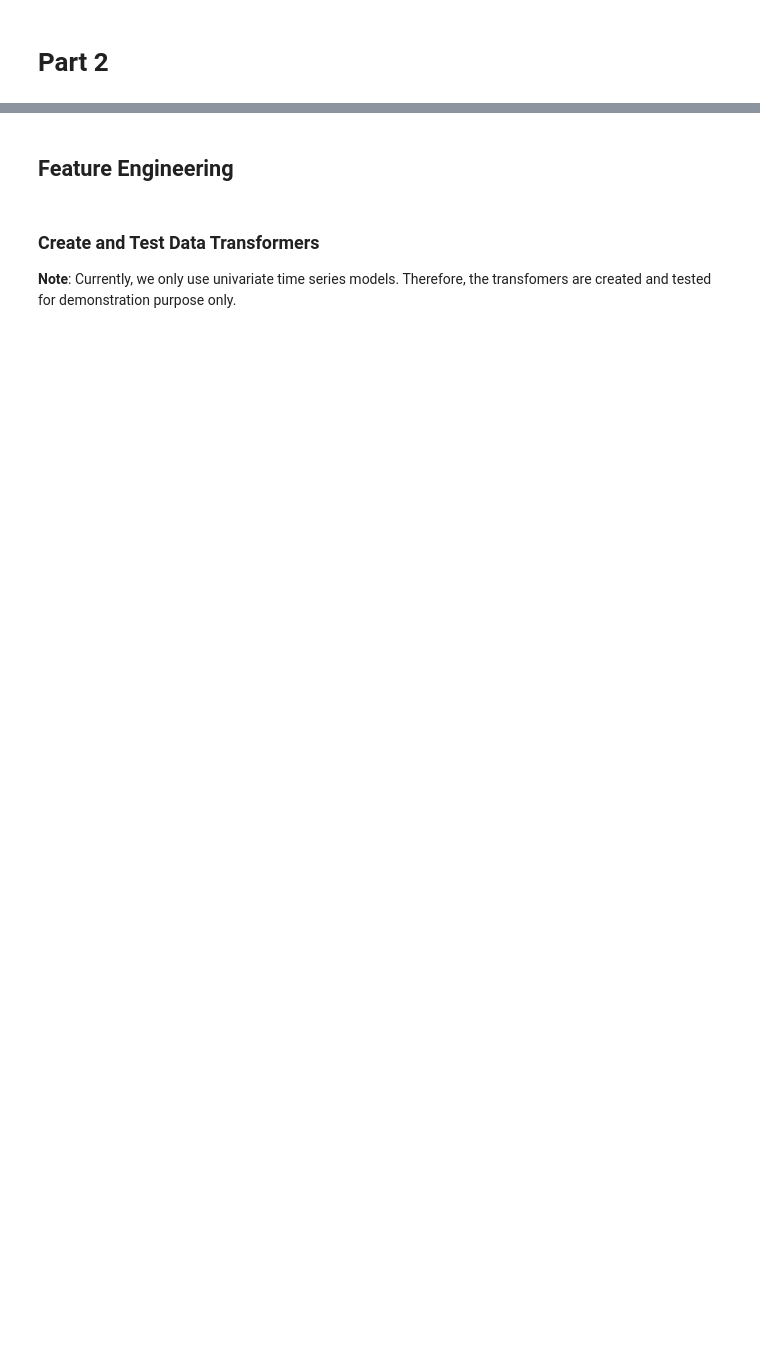
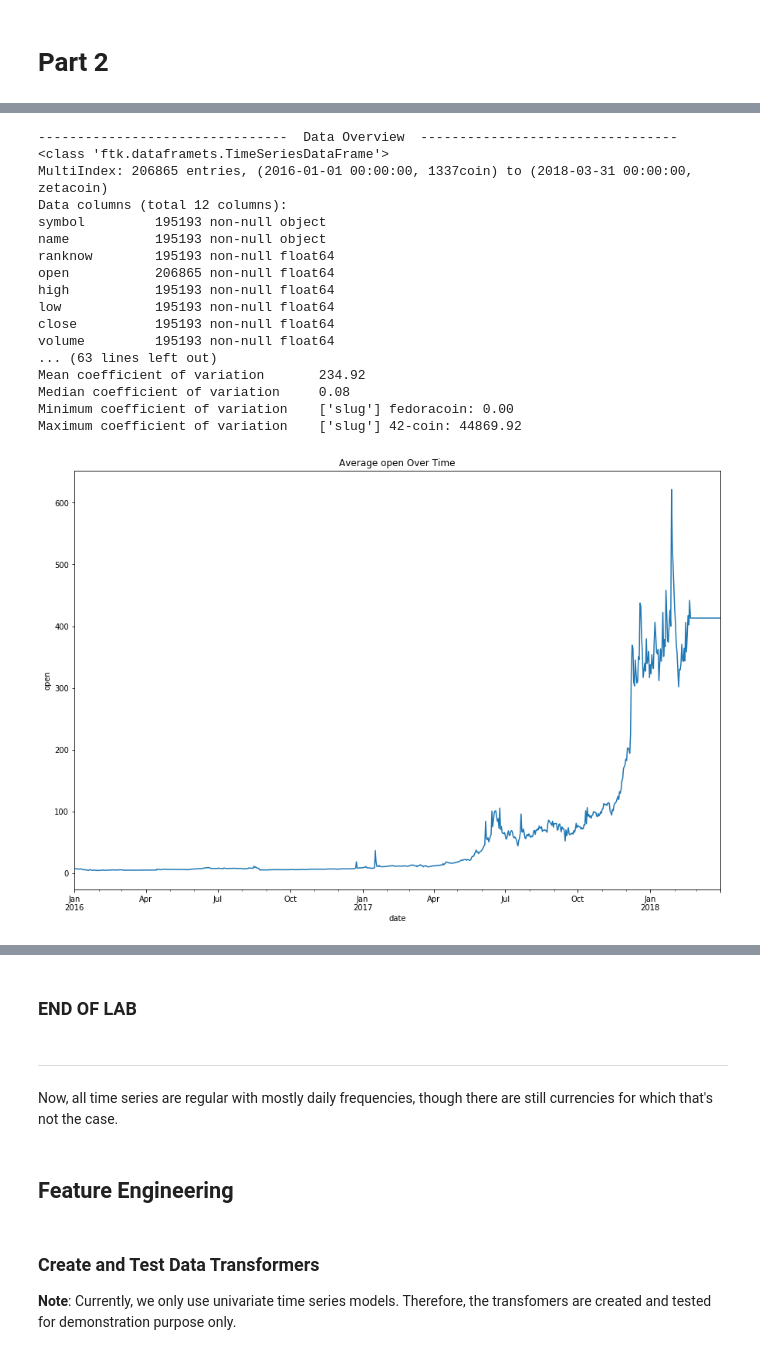
Before and after one commit to bassampourco/LearnAI-CustomTimeSeriesForecastingWithAML, a Jupyter notebook: Crypto_Markets.ipynb, the cells around one changed output, grey strips where cells are left out. Saved outputs shown, nothing was run; the diff lists cells and outputs as text; code cells hidden in the pictures; blank space fills up the shorter version.

```diff
--- a/Crypto_Markets.ipynb
+++ b/Crypto_Markets.ipynb
@@ -291,0 +438,3 @@ Now, all time series are regular with a daily frequency:
+# %%
+idx = pd.IndexSlice
+# clean_ts.loc[idx[:, 'acoin'], :].head(800)
@@ -291,0 +447,8 @@ Now, all time series are regular with a daily frequency:
+# %%
+which_slugs = (slug_to_freq['longest_days_missing'] < 20) & \
+              (slug_to_freq['n_days_missing']/slug_to_freq['n_days_max'] < .10)
+
+slug_range = slug_to_freq.loc[which_slugs].index.get_values()
+print(len(slug_range))
+
+clean_ts = clean_ts.loc[idx[:, slug_range], :]
@@ -291,0 +471,9 @@ Now, all time series are regular with a daily frequency:
+# %%
+# Use a TimeSeriesImputer to forward fill values at missing days
+imputer = TimeSeriesImputer(input_column = 'open',
+                            option = 'fillna',
+                            method = 'ffill',
+                            freq = 'D')
+
+# imputed_ts = imputer.transform(train_ts.loc[train_ts.grain_index.isin(freq_to_slug['D'][:2])])
+imputed_ts = imputer.transform(clean_ts)
@@ -291,0 +482,2 @@ Now, all time series are regular with a daily frequency:
+# %%
+imputed_ts = imputed_ts.loc[~imputed_ts['open'].isnull(), :]
@@ -291,0 +504,21 @@ Now, all time series are regular with a daily frequency:
+# %%
+imputed_ts.ts_summary()
+# %% [output]
+--------------------------------  Data Overview  ---------------------------------
+<class 'ftk.dataframets.TimeSeriesDataFrame'>
+MultiIndex: 206865 entries, (2016-01-01 00:00:00, 1337coin) to (2018-03-31 00:00:00, zetacoin)
+Data columns (total 12 columns):
+symbol         195193 non-null object
+name           195193 non-null object
+ranknow        195193 non-null float64
+open           206865 non-null float64
+high           195193 non-null float64
+low            195193 non-null float64
+close          195193 non-null float64
+volume         195193 non-null float64
+... (63 lines left out)
+Mean coefficient of variation       234.92
+Median coefficient of variation     0.08
+Minimum coefficient of variation    ['slug'] fedoracoin: 0.00
+Maximum coefficient of variation    ['slug'] 42-coin: 44869.92
+[figure, added]
@@ -292,3 +528,9 @@ Now, all time series are regular with a daily frequency:
+# %% [markdown]
+### END OF LAB
+# %% [markdown]
+---
+# %% [markdown]
+Now, all time series are regular with mostly daily frequencies, though there are still currencies for which that's not the case.
 # %% [markdown]
 ## Feature Engineering
 # %% [markdown]
```
Also changed, not shown: parts of 144 cells of this notebook.
